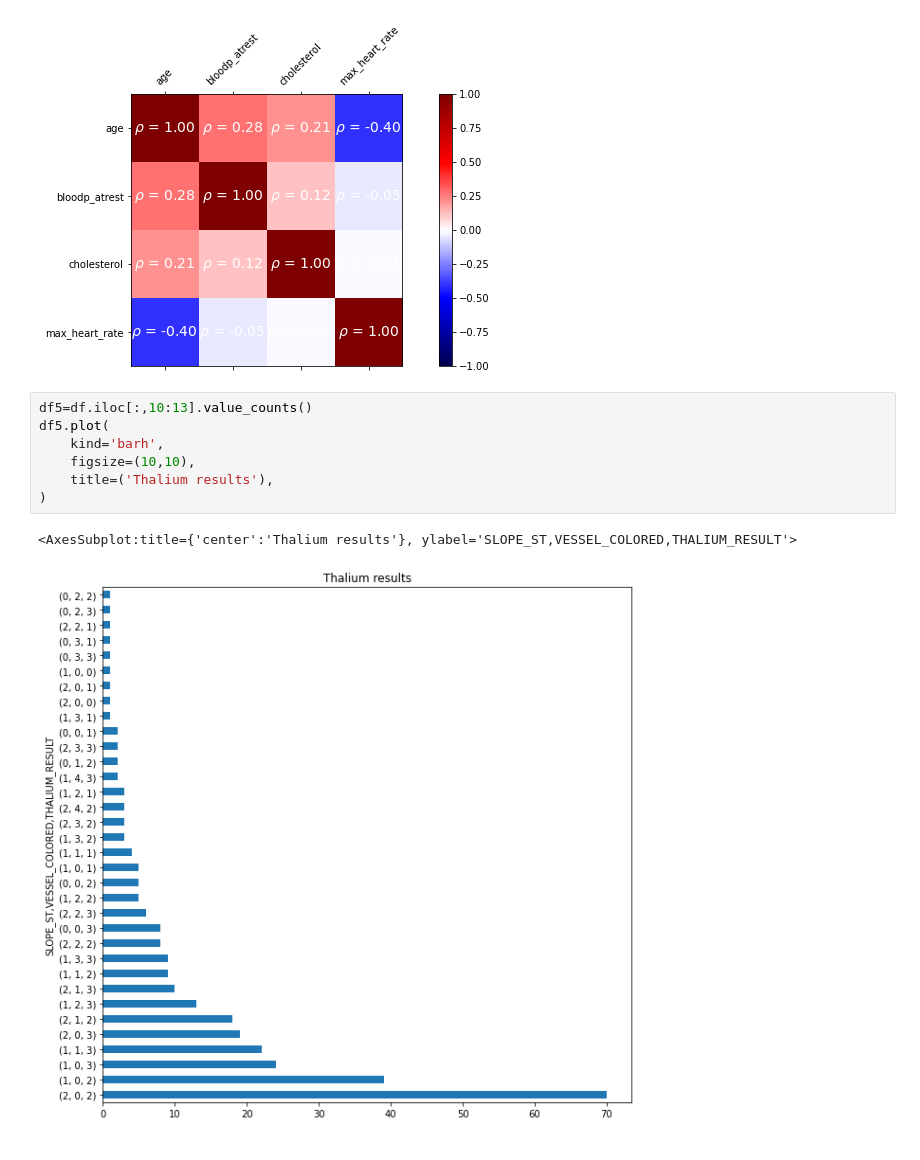
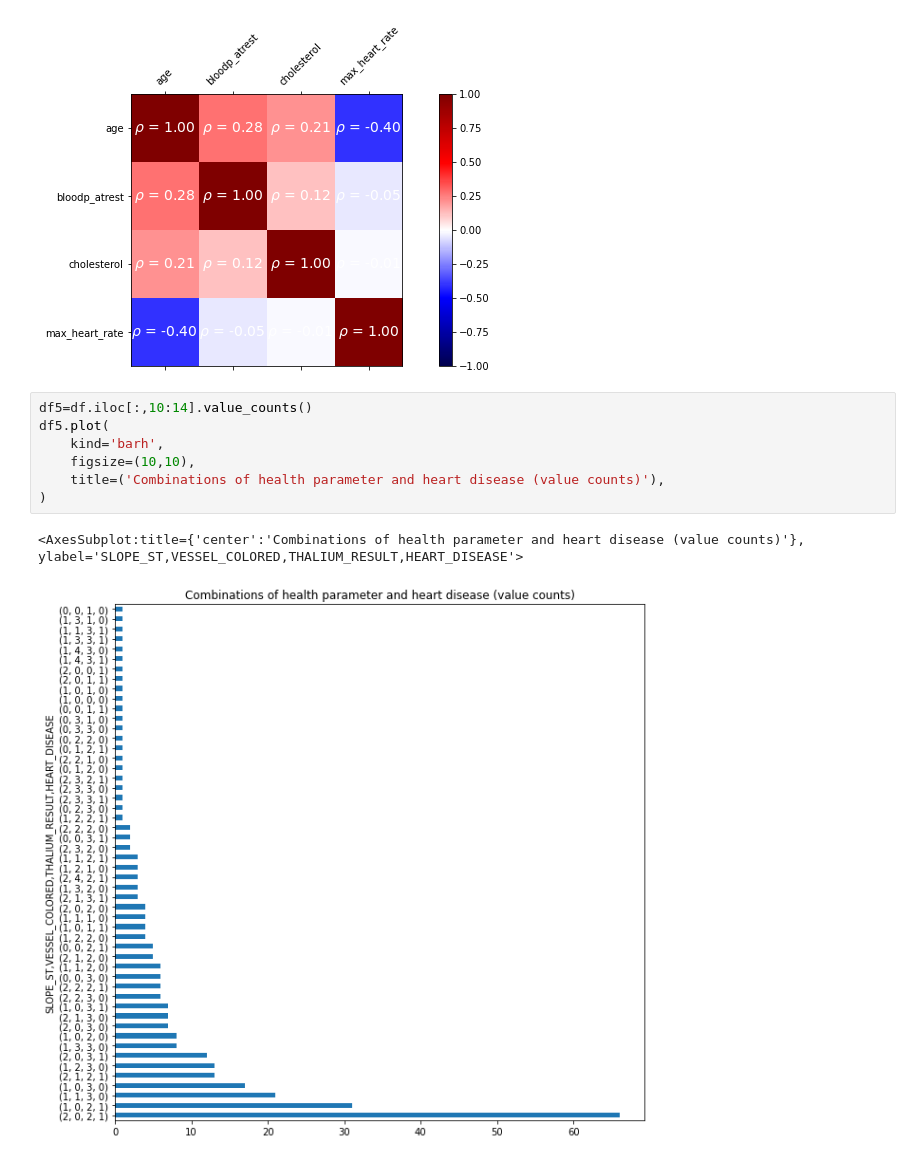
Before and after one commit to yassinzeraoulia97/esercizi, a Jupyter notebook: esercizi.ipynb, the cells around one changed output. Saved outputs shown, nothing was run; the diff lists cells and outputs as text.

```diff
--- a/esercizi.ipynb
+++ b/esercizi.ipynb
@@ -356,12 +356,12 @@ for (i, j), coef in np.ndenumerate(df_corr):
 # %% [output]
 [figure]
 # %%
-df5=df.iloc[:,10:13].value_counts()
+df5=df.iloc[:,10:14].value_counts()
 df5.plot(
     kind='barh',
     figsize=(10,10),
-    title=('Thalium results'),
+    title=('Combinations of health parameter and heart disease (value counts)'),
 )
 # %% [output]
-<AxesSubplot:title={'center':'Thalium results'}, ylabel='SLOPE_ST,VESSEL_COLORED,THALIUM_RESULT'>
+<AxesSubplot:title={'center':'Combinations of health parameter and heart disease (value counts)'}, ylabel='SLOPE_ST,VESSEL_COLORED,THALIUM_RESULT,HEART_DISEASE'>
-[figure, old version]
+[figure, new version]
```
